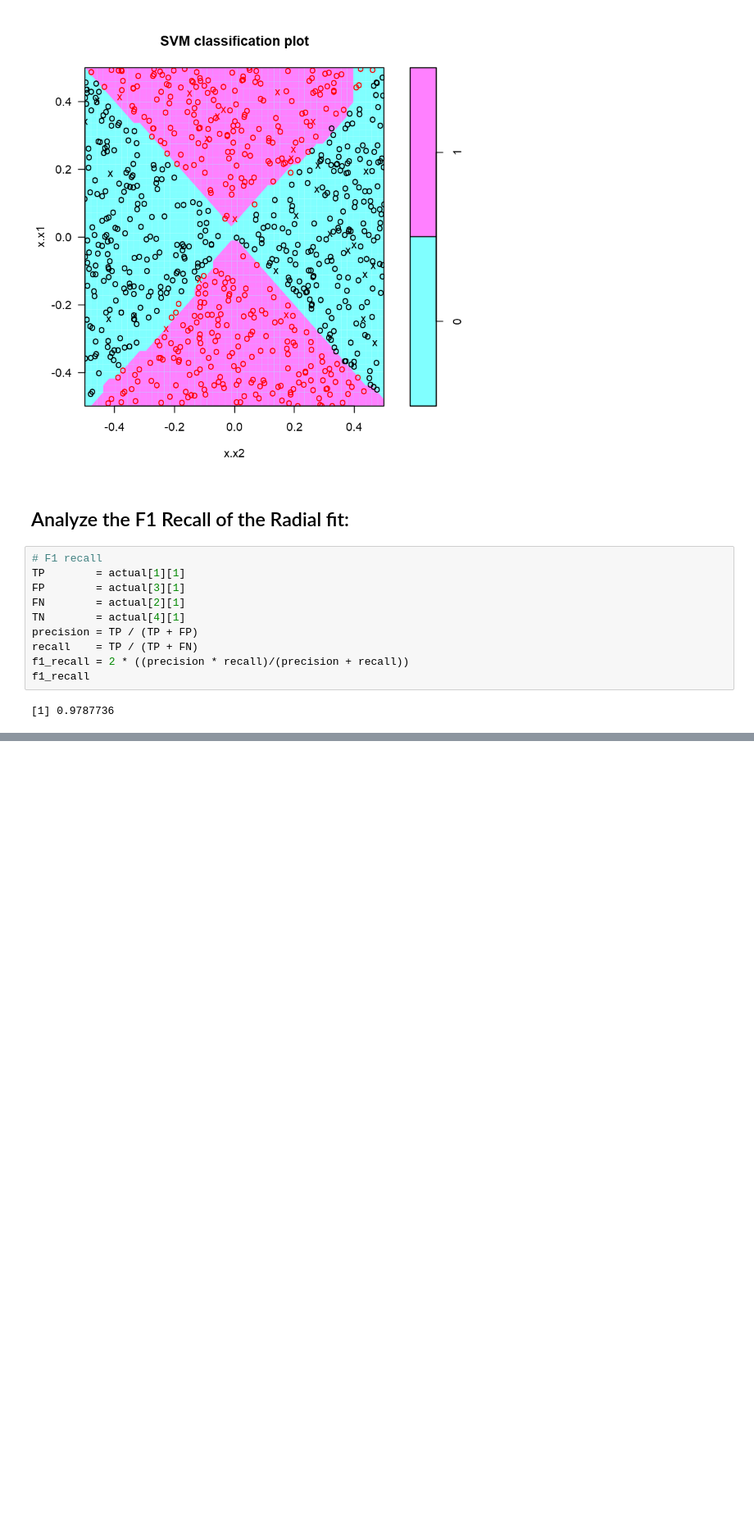
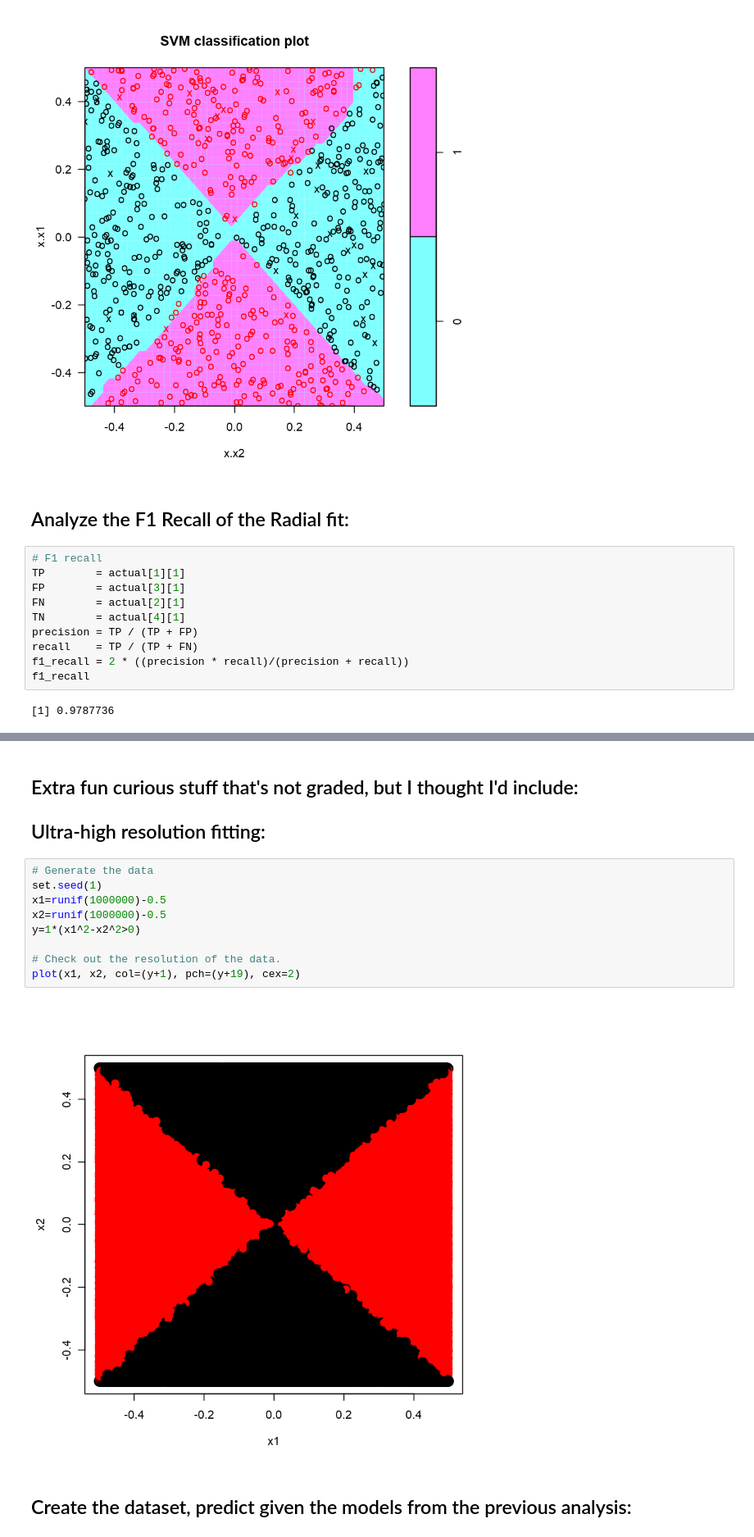
Before and after one commit to Hanel32/Data_Mining_Text_Analysis, a Jupyter notebook: 9.1 Datamining_HW1.ipynb, the cells around one changed output, grey strips where cells are left out. Shown: that part at 82% size. Drawn from its saved outputs; the diff is of its cells as text; blank space fills up the shorter version.

```diff
--- a/9.1 Datamining_HW1.ipynb
+++ b/9.1 Datamining_HW1.ipynb
@@ -278,0 +308,20 @@ Discuss the findings of the Polynomial fit:
+# %% [markdown]
+Extra fun curious stuff that's not graded, but I thought I'd include:
+----
+
+Ultra-high resolution fitting:
+----
+# %%
+# Generate the data
+set.seed(1)
+x1=runif(1000000)-0.5
+x2=runif(1000000)-0.5
+y=1*(x1^2-x2^2>0)
+
+# Check out the resolution of the data.
+plot(x1, x2, col=(y+1), pch=(y+19), cex=2)
+# %% [output]
+[figure, added]
+# %% [markdown]
+Create the dataset, predict given the models from the previous analysis:
+----
```
Also changed, not shown: parts of 14 cells of this notebook.
